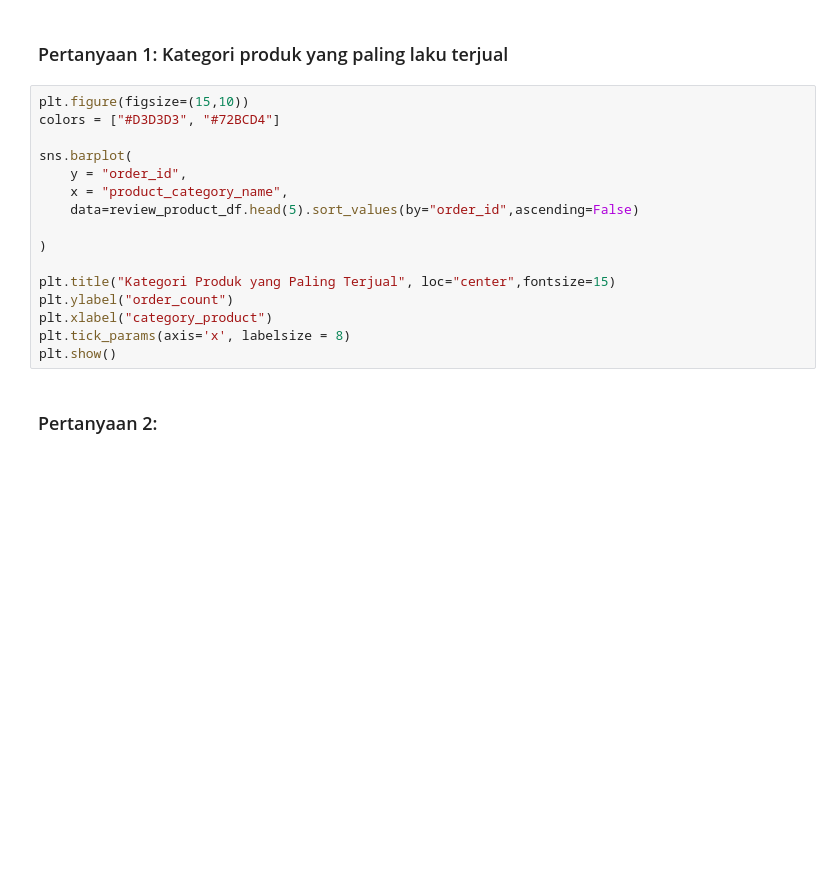
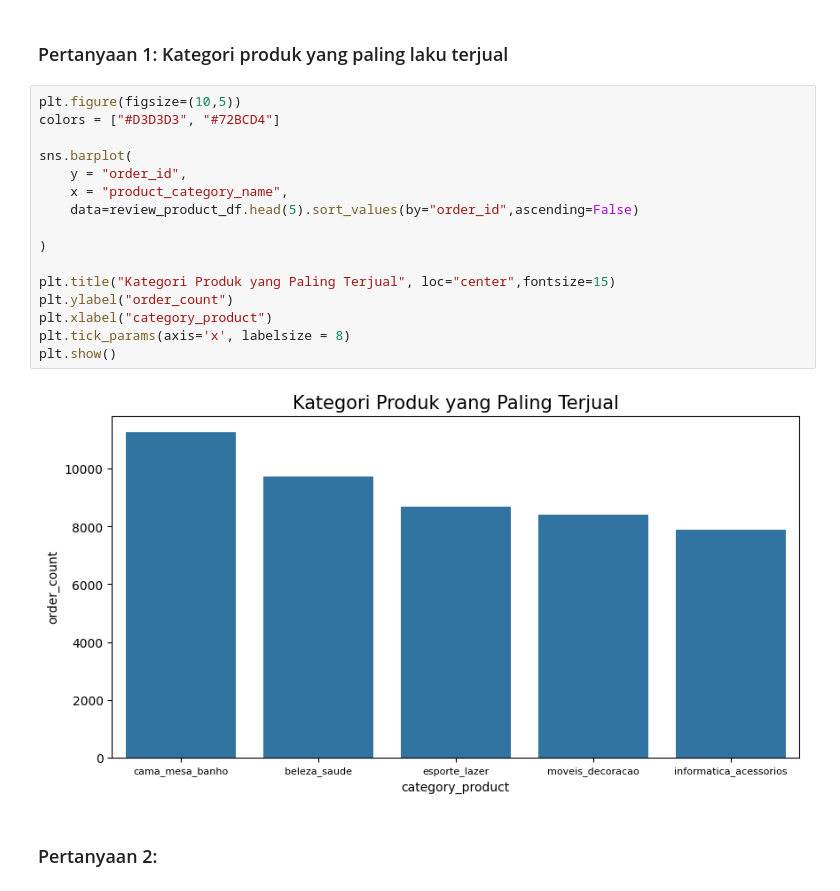
Before and after one commit to anggaxvi/Analisis-Data-E-Commerce, a Jupyter notebook: notebook.ipynb, the cells around one changed output. Drawn from its saved outputs; the diff is of its cells as text; blank space fills up the shorter version.

```diff
--- a/notebook.ipynb
+++ b/notebook.ipynb
@@ -234,21 +241,23 @@ Nilai korleasi antara penjualan dan review produk :  0.03349218533642357
 # %% [markdown]
 ### Pertanyaan 1: Kategori produk yang paling laku terjual
 # %%
-plt.figure(figsize=(15,10))
+plt.figure(figsize=(10,5))
 colors = ["#D3D3D3", "#72BCD4"]
 
 sns.barplot(
     y = "order_id",
     x = "product_category_name",
     data=review_product_df.head(5).sort_values(by="order_id",ascending=False)
 
 )
 
 plt.title("Kategori Produk yang Paling Terjual", loc="center",fontsize=15)
 plt.ylabel("order_count")
 plt.xlabel("category_product")
 plt.tick_params(axis='x', labelsize = 8)
 plt.show()
+# %% [output]
+[figure, added]
 # %% [markdown]
 ### Pertanyaan 2:
 # %%
```
Also changed, not shown: parts of 7 cells of this notebook.
